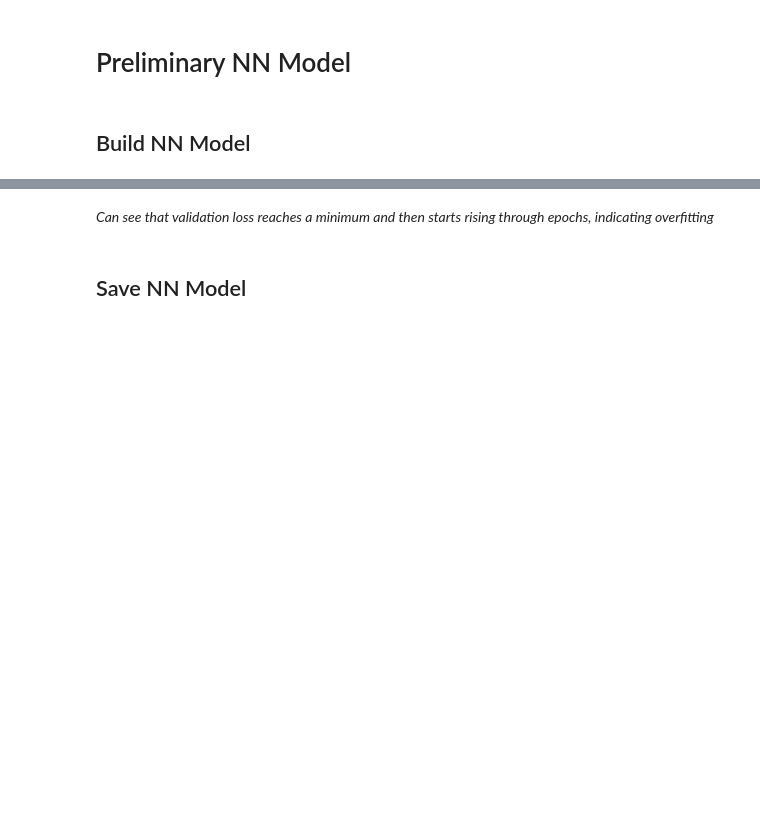
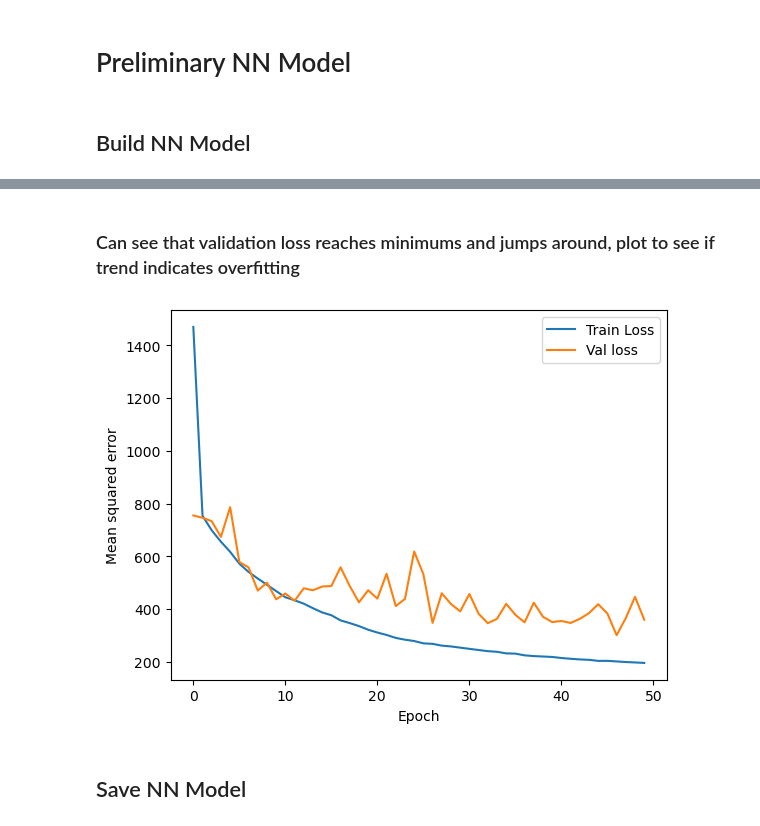
Before and after one commit to juliasimpson97/MLEE-final-project, a Jupyter notebook: models/NN.ipynb, the cells around one changed output, grey strips where cells are left out. Drawn from its saved outputs; the diff is of its cells as text; code cells hidden in the pictures; blank space fills up the shorter version.

Commit message:
looking at preliminary NN potential overfitting

```diff
--- a/models/NN.ipynb
+++ b/models/NN.ipynb
@@ -153,5 +153,9 @@ Epoch 50/50
 # %% [markdown]
-*Can see that validation loss reaches a minimum and then starts rising through epochs, indicating overfitting*
+### Can see that validation loss reaches minimums and jumps around, plot to see if trend indicates overfitting
+# %%
+model_utils.plot_history(history)
+# %% [output]
+[figure, added]
 # %% [markdown]
 ## Save NN Model
 # %%
```
Also changed, not shown: parts of 11 cells of this notebook, 1 other file.
